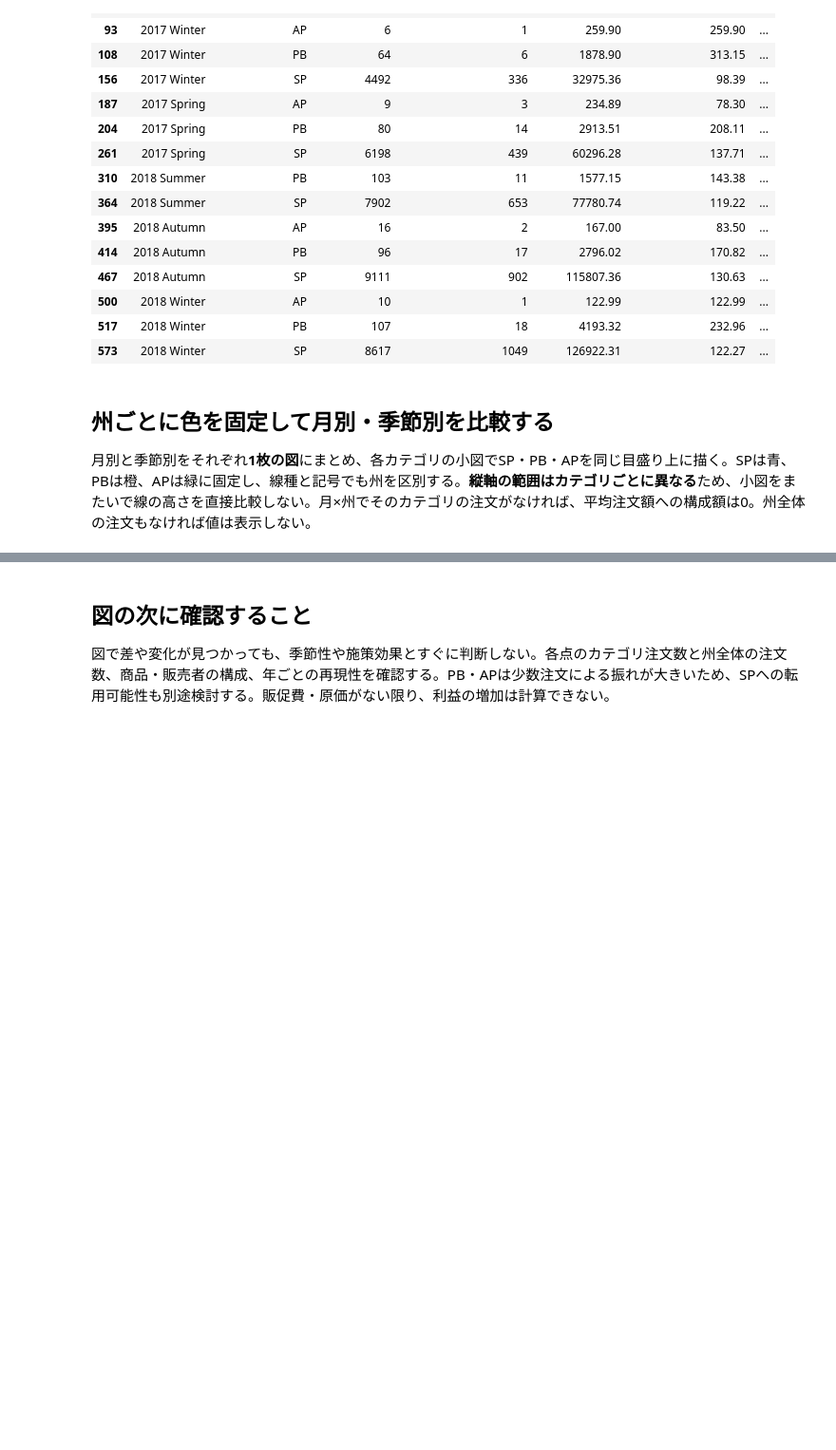
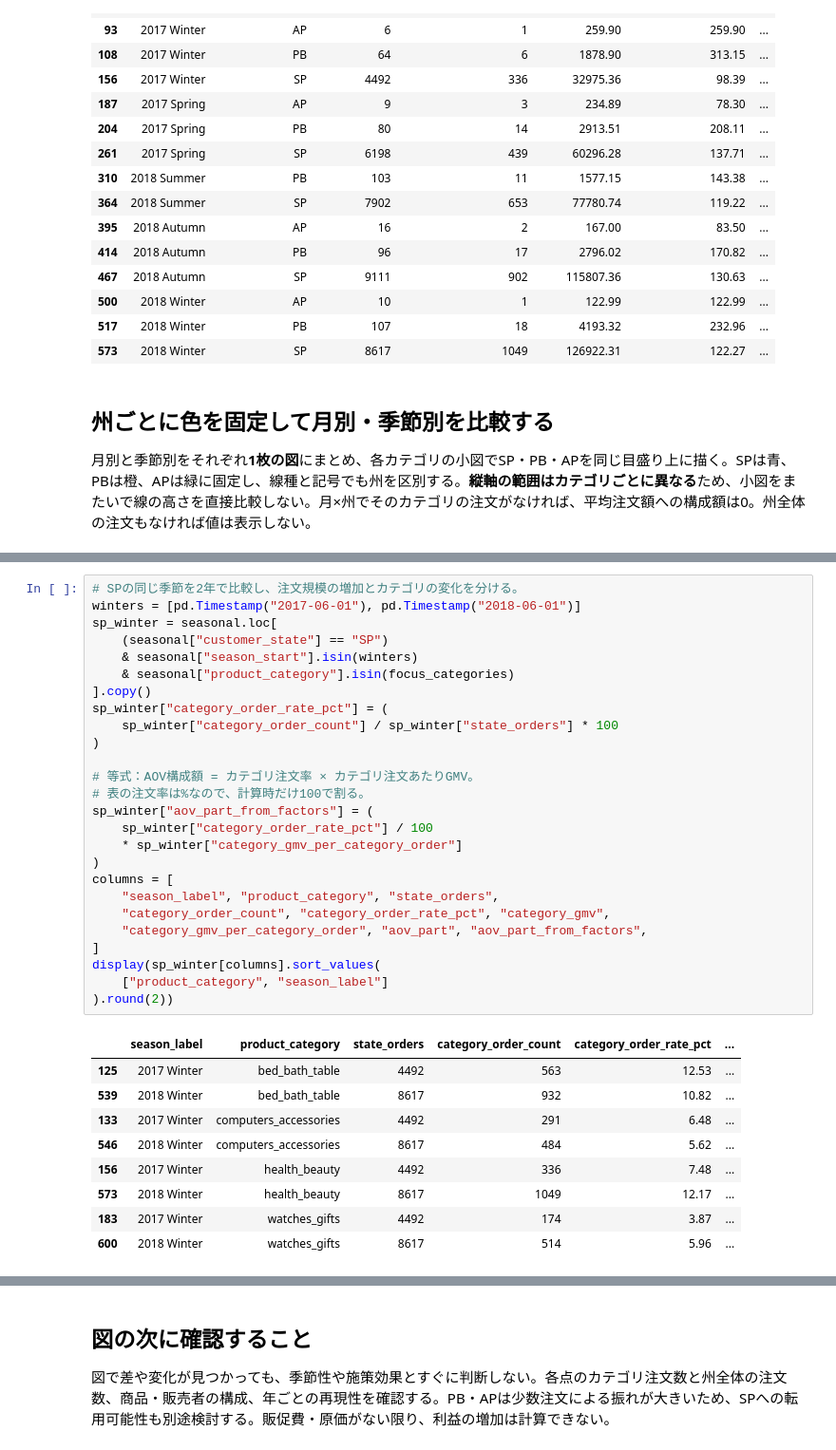
Before and after one commit to RyoShimoda/AWS_Python_data_analysis, a Jupyter notebook: notebooks/monthly_seasonal_category_by_state.ipynb, the cells around one changed output, grey strips where cells are left out. Shown at 95% size. Saved outputs shown, nothing was run; the diff lists cells and outputs as text; blank space fills up the shorter version.

```diff
--- a/notebooks/monthly_seasonal_category_by_state.ipynb
+++ b/notebooks/monthly_seasonal_category_by_state.ipynb
@@ -224,0 +290,36 @@ plot_sp_category_trends(
+# %%
+# SPの同じ季節を2年で比較し、注文規模の増加とカテゴリの変化を分ける。
+winters = [pd.Timestamp("2017-06-01"), pd.Timestamp("2018-06-01")]
+sp_winter = seasonal.loc[
+    (seasonal["customer_state"] == "SP")
+    & seasonal["season_start"].isin(winters)
+    & seasonal["product_category"].isin(focus_categories)
+].copy()
+sp_winter["category_order_rate_pct"] = (
+    sp_winter["category_order_count"] / sp_winter["state_orders"] * 100
+)
+
+# 等式：AOV構成額 = カテゴリ注文率 × カテゴリ注文あたりGMV。
+# 表の注文率は%なので、計算時だけ100で割る。
+sp_winter["aov_part_from_factors"] = (
+    sp_winter["category_order_rate_pct"] / 100
+    * sp_winter["category_gmv_per_category_order"]
+)
+columns = [
+    "season_label", "product_category", "state_orders",
+    "category_order_count", "category_order_rate_pct", "category_gmv",
+    "category_gmv_per_category_order", "aov_part", "aov_part_from_factors",
+]
+display(sp_winter[columns].sort_values(
+    ["product_category", "season_label"]
+).round(2))
+# %% [output]
+|  | season_label | product_category | state_orders | category_order_count | category_order_rate_pct | ... |
+| 125 | 2017 Winter | bed_bath_table | 4492 | 563 | 12.53 | ... |
+| 539 | 2018 Winter | bed_bath_table | 8617 | 932 | 10.82 | ... |
+| 133 | 2017 Winter | computers_accessories | 4492 | 291 | 6.48 | ... |
+| 546 | 2018 Winter | computers_accessories | 8617 | 484 | 5.62 | ... |
+| 156 | 2017 Winter | health_beauty | 4492 | 336 | 7.48 | ... |
+| 573 | 2018 Winter | health_beauty | 8617 | 1049 | 12.17 | ... |
+| 183 | 2017 Winter | watches_gifts | 4492 | 174 | 3.87 | ... |
+| 600 | 2018 Winter | watches_gifts | 8617 | 514 | 5.96 | ... |
```
Also changed, not shown: parts of 13 cells of this notebook, 9 other files.
